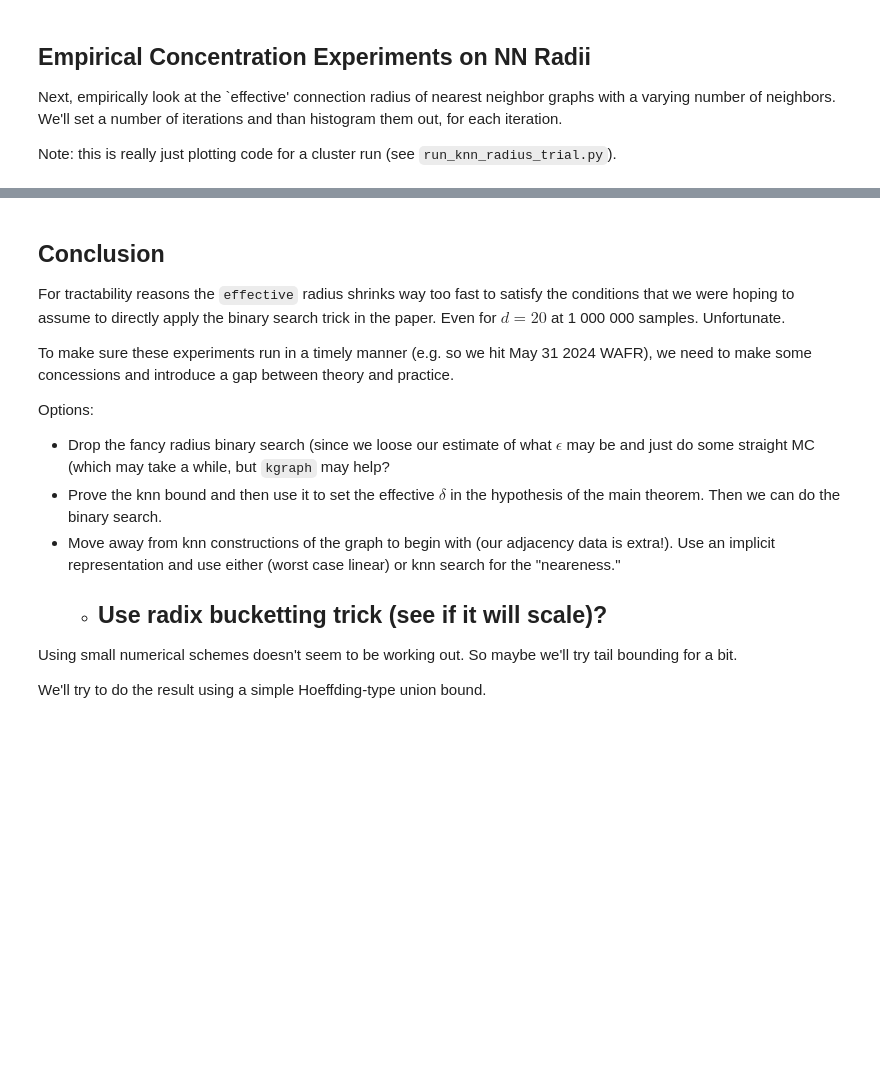
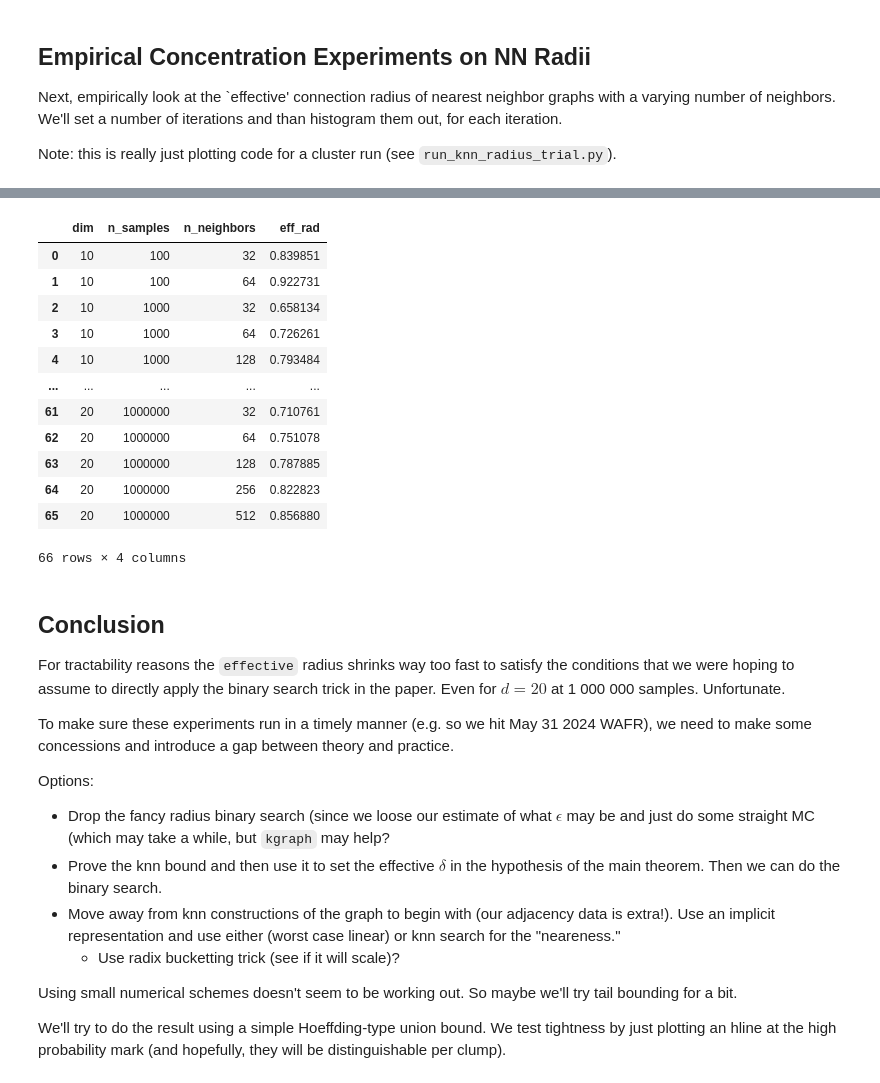
Before and after one commit to robustrobotics/nonasymptotic-mp, a Jupyter notebook: notebooks/designing_tractable_experiments.ipynb, the cells around one changed output, grey strips where cells are left out. Saved outputs shown, nothing was run; the diff lists cells and outputs as text; code cells hidden in the pictures; blank space fills up the shorter version.

```diff
--- a/notebooks/designing_tractable_experiments.ipynb
+++ b/notebooks/designing_tractable_experiments.ipynb
@@ -306,3 +354,19 @@ plt.show()
+# %%
+bound_rads_df
+# %% [output]
+|  | dim | n_samples | n_neighbors | eff_rad |
+| 0 | 10 | 100 | 32 | 0.839851 |
+| 1 | 10 | 100 | 64 | 0.922731 |
+| 2 | 10 | 1000 | 32 | 0.658134 |
+| 3 | 10 | 1000 | 64 | 0.726261 |
+| 4 | 10 | 1000 | 128 | 0.793484 |
+| ... | ... | ... | ... | ... |
+| 61 | 20 | 1000000 | 32 | 0.710761 |
+| 62 | 20 | 1000000 | 64 | 0.751078 |
+| 63 | 20 | 1000000 | 128 | 0.787885 |
+| 64 | 20 | 1000000 | 256 | 0.822823 |
+| 65 | 20 | 1000000 | 512 | 0.856880 |
+66 rows × 4 columns
 # %% [markdown]
 ## Conclusion
 
@@ -315,9 +379,9 @@ Options:
 - Prove the knn bound and then use it to set the effective $\delta$ in the hypothesis of the main theorem. Then we can do the binary search.
 - Move away from knn constructions of the graph to begin with (our adjacency data is extra!). Use an implicit representation and use either (worst case linear) or knn search for the "neareness."
     - Use radix bucketting trick (see if it will scale)?
-        -
 
 Using small numerical schemes doesn't seem to be working out. So maybe we'll try tail bounding for a bit.
 
 We'll try to do the result using a simple Hoeffding-type union bound.
+We test tightness by just plotting an hline at the high probability mark (and hopefully, they will be distinguishable per clump).
 # %%
```
Also changed, not shown: parts of 7 cells of this notebook, 1 other file.
